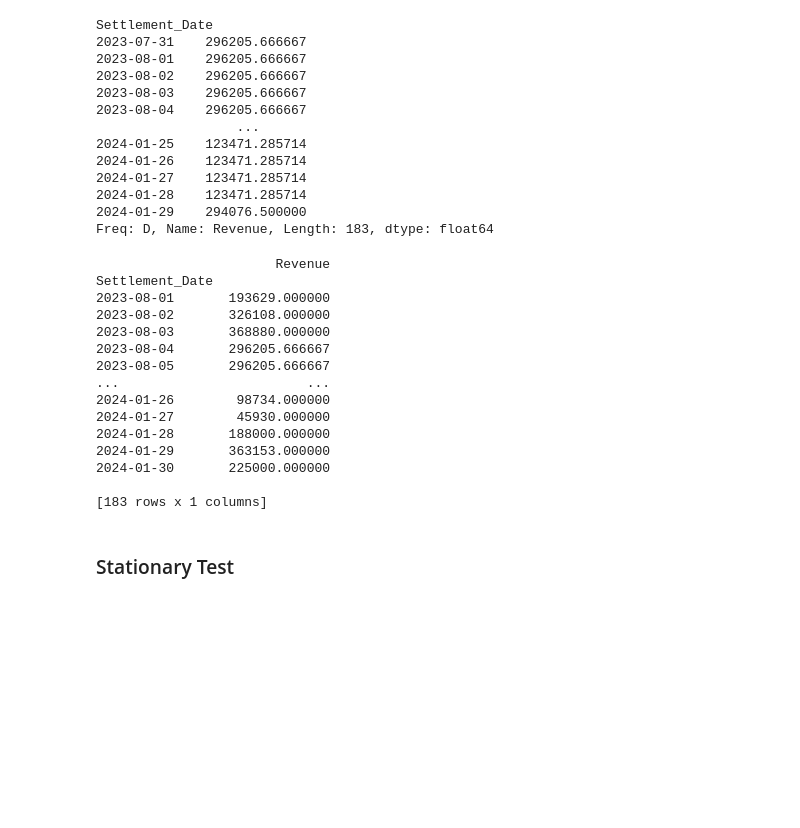
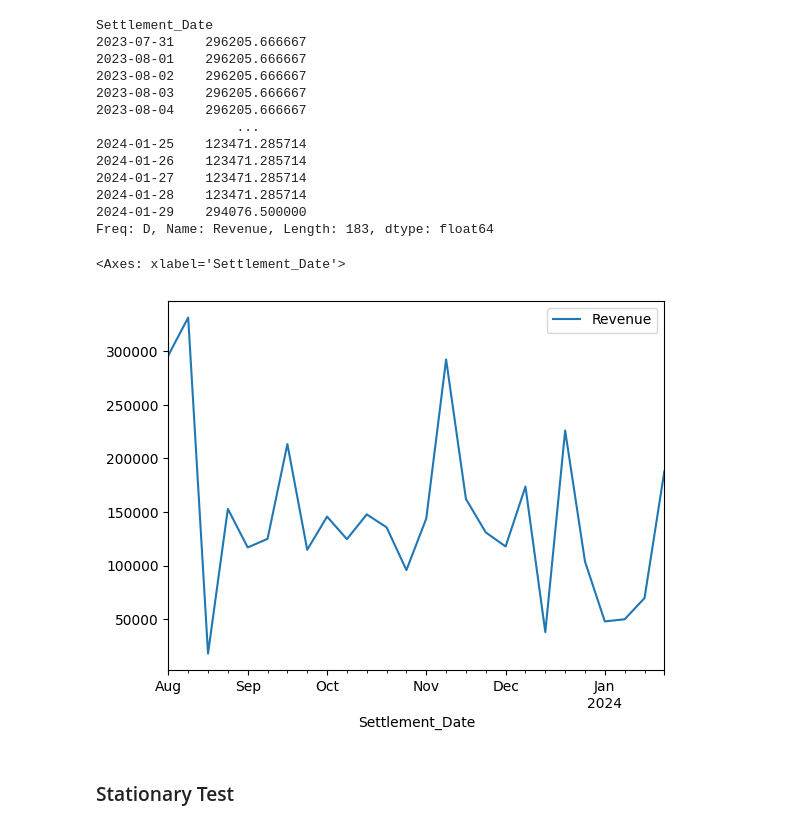
Before and after one commit to FadliAktsar/dashboard-in, a Jupyter notebook: app/notebooks/models_42_percent_weekly_avg.ipynb, the cells around one changed output. Cells and saved outputs as stored; diff of their text form; code cells hidden in the pictures; blank space fills up the shorter version.

```diff
--- a/app/notebooks/models_42_percent_weekly_avg.ipynb
+++ b/app/notebooks/models_42_percent_weekly_avg.ipynb
@@ -216,23 +200,10 @@ Freq: D, Name: Revenue, Length: 183, dtype: float64
 # %%
 df['Revenue'] = df['Revenue'].fillna(weekly_avg_repeated).copy()
 # %%
-print(df)
+df.asfreq('W').plot()
 # %% [output]
-                       Revenue
-Settlement_Date
-2023-08-01       193629.000000
-2023-08-02       326108.000000
-2023-08-03       368880.000000
-2023-08-04       296205.666667
-2023-08-05       296205.666667
-...                        ...
-2024-01-26        98734.000000
-2024-01-27        45930.000000
-2024-01-28       188000.000000
-2024-01-29       363153.000000
-2024-01-30       225000.000000
-
-[183 rows x 1 columns]
+<Axes: xlabel='Settlement_Date'>
+[figure, added]
 # %% [markdown]
 ### Stationary Test
 # %%
```
Also changed, not shown: parts of 16 cells of this notebook.
